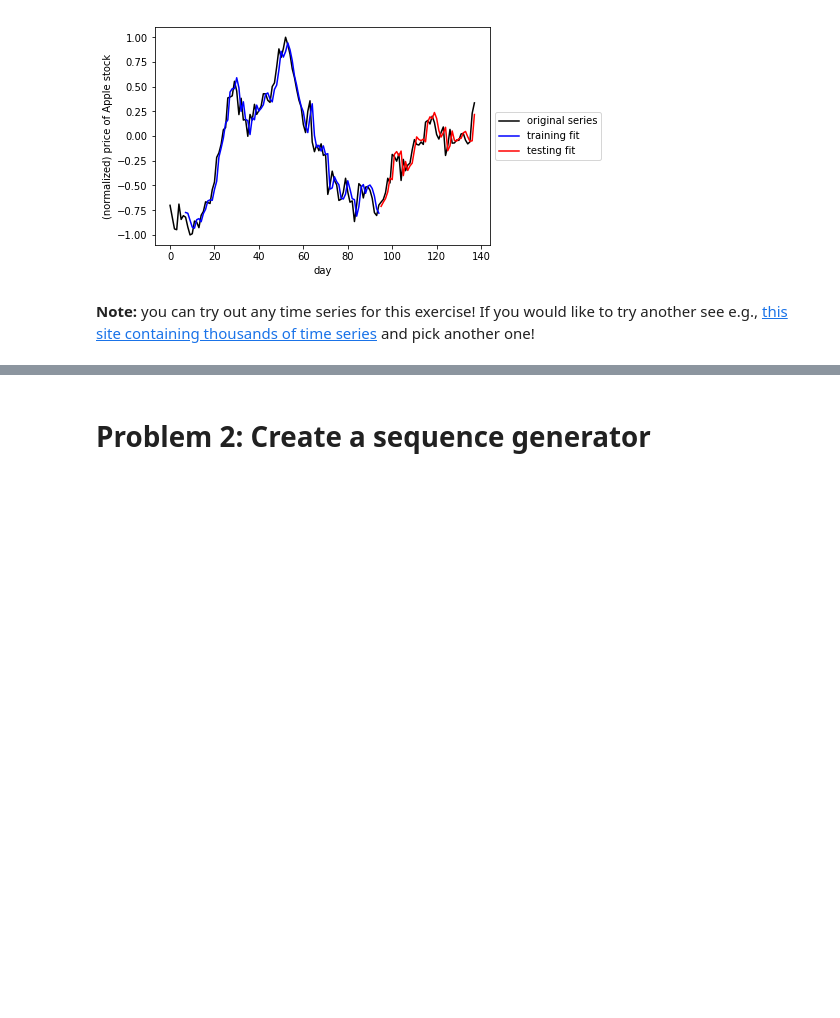
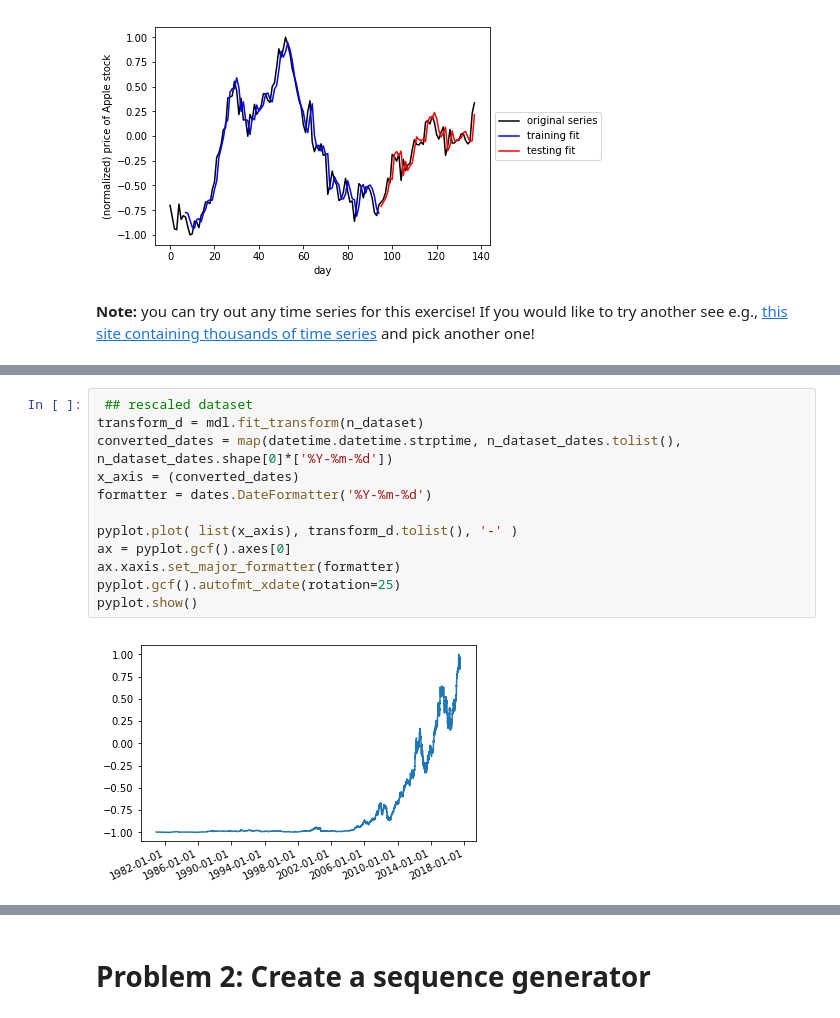
Before and after one commit to climberwb/aind2-rnn, a Jupyter notebook: RNN_project.ipynb, the cells around one changed output, grey strips where cells are left out. Saved outputs shown, nothing was run; the diff lists cells and outputs as text; blank space fills up the shorter version.

```diff
--- a/RNN_project.ipynb
+++ b/RNN_project.ipynb
@@ -312,0 +314,14 @@ ModuleNotFoundError: No module named 'pandas'
+# %%
+ ## rescaled dataset
+transform_d = mdl.fit_transform(n_dataset)
+converted_dates = map(datetime.datetime.strptime, n_dataset_dates.tolist(), n_dataset_dates.shape[0]*['%Y-%m-%d'])
+x_axis = (converted_dates)
+formatter = dates.DateFormatter('%Y-%m-%d')
+
+pyplot.plot( list(x_axis), transform_d.tolist(), '-' )
+ax = pyplot.gcf().axes[0]
+ax.xaxis.set_major_formatter(formatter)
+pyplot.gcf().autofmt_xdate(rotation=25)
+pyplot.show()
+# %% [output]
+[figure, added]
```
Also changed, not shown: parts of 4 cells of this notebook.
